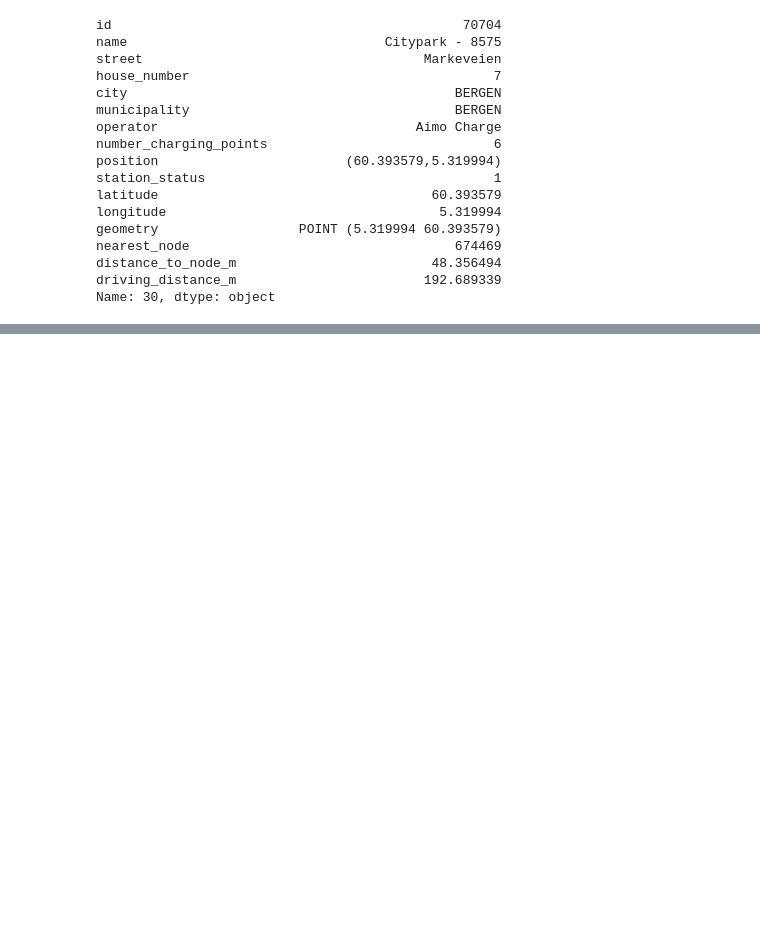
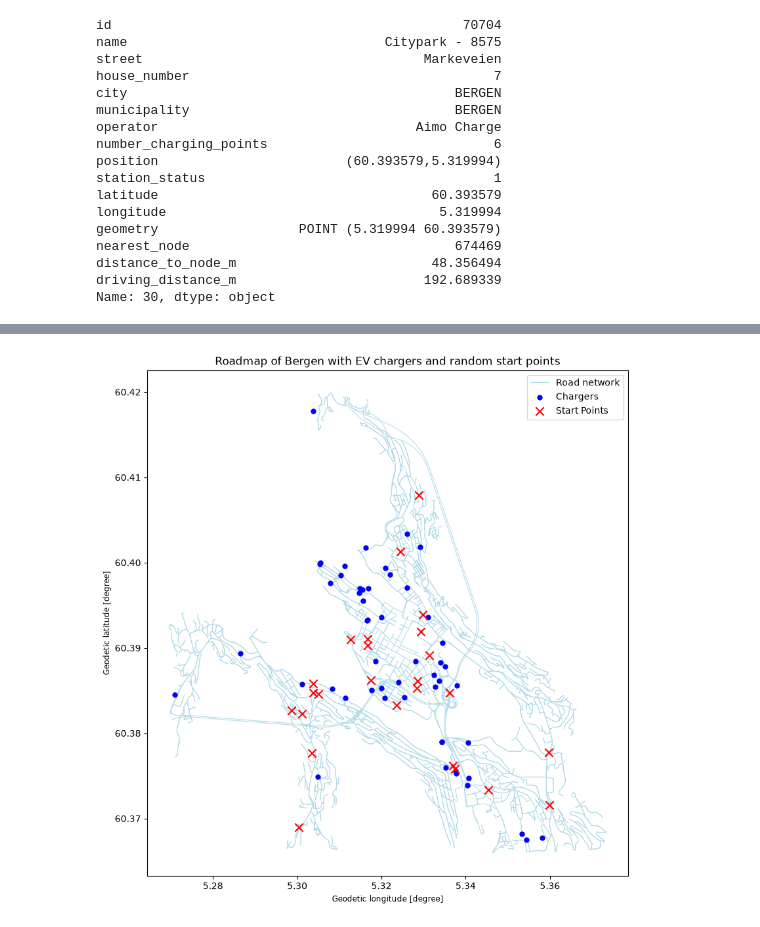
Before and after one commit to hcloenne/nearest-ev-charger, a Jupyter notebook: notebooks/road_network_routing.ipynb, the cells around one changed output, grey strips where cells are left out. Cells and saved outputs as stored; diff of their text form; code cells hidden in the pictures; blank space fills up the shorter version.

```diff
--- a/notebooks/road_network_routing.ipynb
+++ b/notebooks/road_network_routing.ipynb
@@ -510,0 +728,10 @@ Name: 30, dtype: object
+# %%
+RANDOM_SEED = 11
+
+start_points_gdf = generate_random_start_points(
+    G,
+    n=25,
+    seed=RANDOM_SEED
+)
+
+start_points_gdf.head()
@@ -510,0 +745,34 @@ Name: 30, dtype: object
+# %%
+fig, ax = plt.subplots(figsize=(10, 10))
+
+edges.plot(
+    ax=ax,
+    color="lightblue",
+    linewidth=0.7,
+    zorder=1,
+    label="Road network"
+)
+
+chargers_local.plot(
+    ax=ax,
+    color="blue",
+    markersize=25,
+    zorder=2,
+    label="Chargers"
+)
+
+start_points_gdf.plot(
+    ax=ax,
+    color="red",
+    marker="x",
+    markersize=80,
+    zorder=3,
+    label="Start Points"
+)
+
+ax.legend()
+plt.title("Roadmap of Bergen with EV chargers and random start points")
+
+plt.show()
+# %% [output]
+[figure, added]
```
Also changed, not shown: parts of 10 cells of this notebook.
